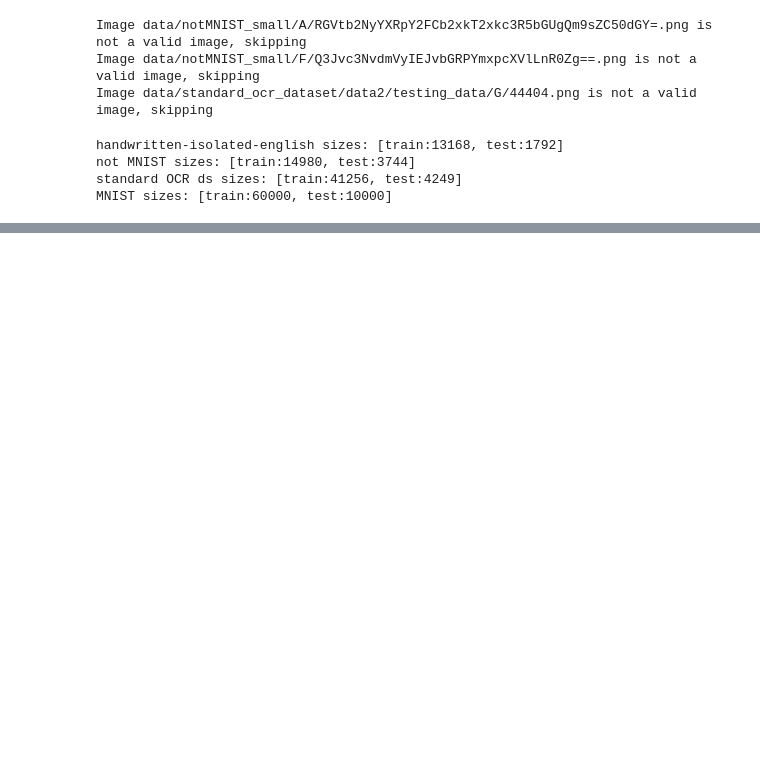
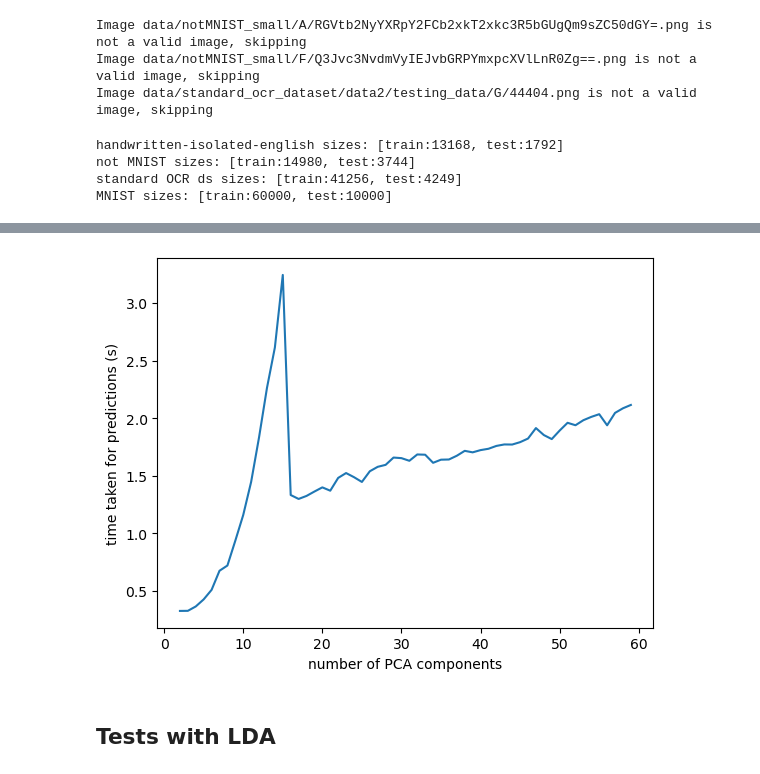
Before and after one commit to jerukan/ece271b-project, a Jupyter notebook: prcode.ipynb, the cells around one changed output, grey strips where cells are left out. Cells and saved outputs as stored; diff of their text form; code cells hidden in the pictures; blank space fills up the shorter version.

```diff
--- a/prcode.ipynb
+++ b/prcode.ipynb
@@ -374,0 +430,9 @@ Text(0, 0.5, 'time taken for predictions (s)')
+# %%
+plt.plot(range(2, 60), knn_pca_results["predicttimes"], label="predict time")
+plt.xlabel("number of PCA components")
+plt.ylabel("time taken for predictions (s)")
+plt.show()
+# %% [output]
+[figure, added]
+# %% [markdown]
+## Tests with LDA
```
Also changed, not shown: parts of 49 cells of this notebook.
